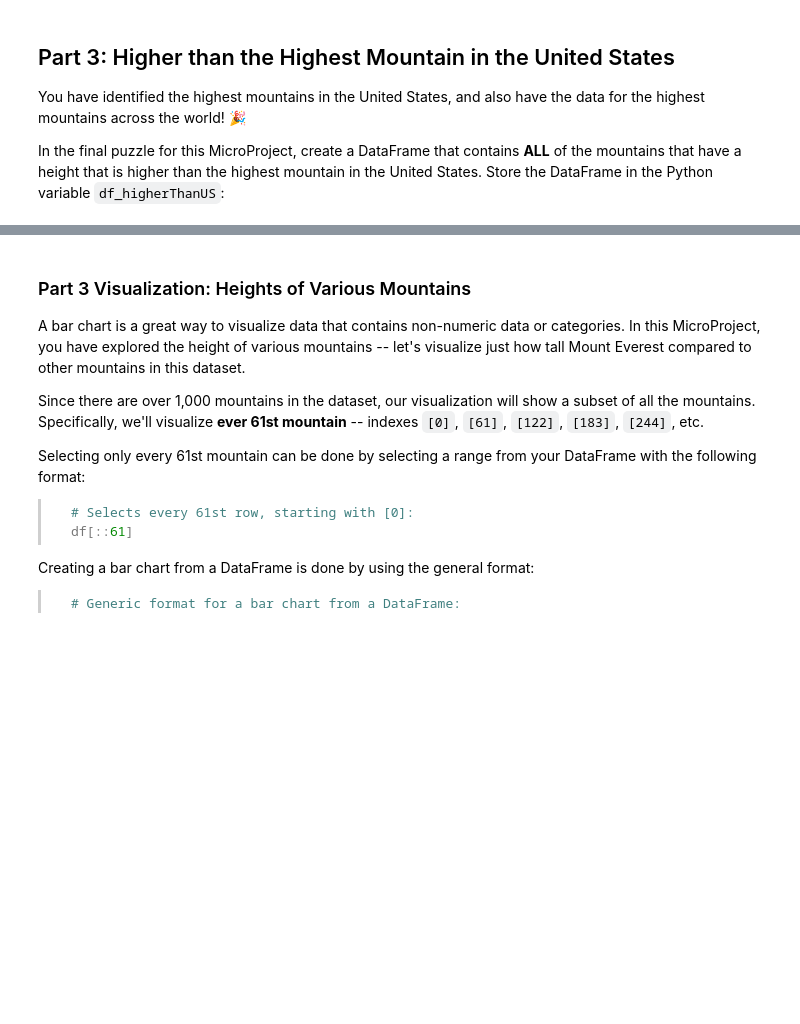
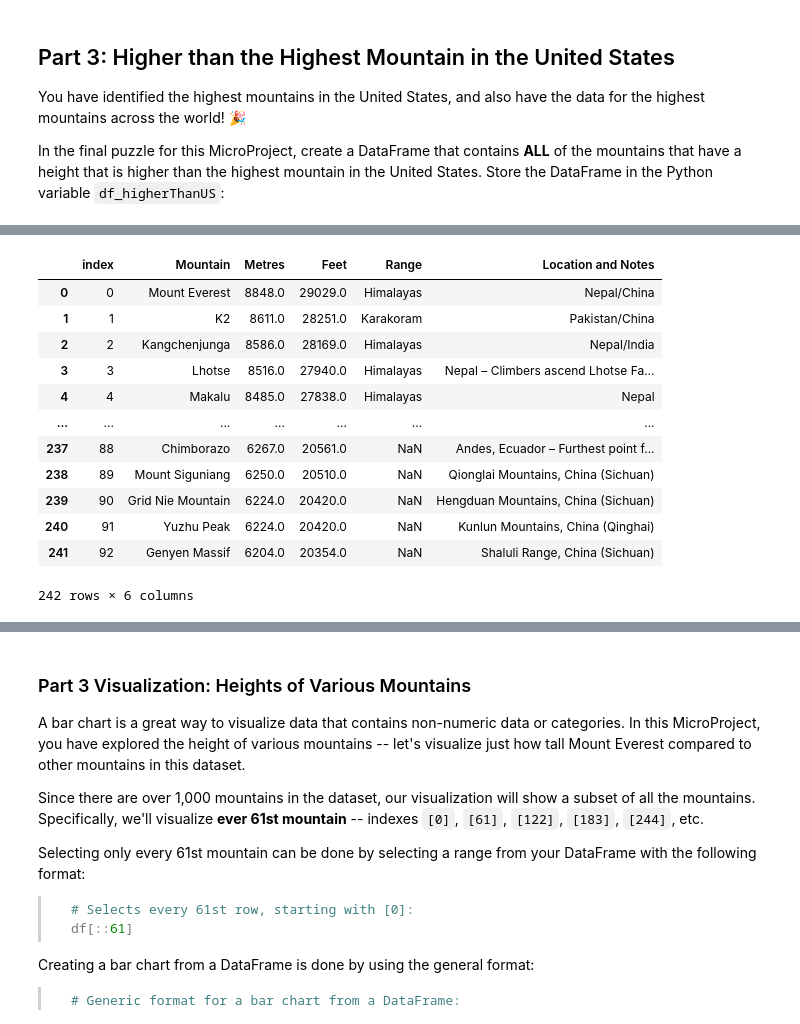
Before and after one commit to srivanik8/beginner_projects, a Jupyter notebook: microproject-03-highest-mountains-in-the-world/microproject-03-highest-mountains-in-the-world.ipynb, the cells around one changed output, grey strips where cells are left out. Saved outputs shown, nothing was run; the diff lists cells and outputs as text; code cells hidden in the pictures; blank space fills up the shorter version.

```diff
--- a/microproject-03-highest-mountains-in-the-world/microproject-03-highest-mountains-in-the-world.ipynb
+++ b/microproject-03-highest-mountains-in-the-world/microproject-03-highest-mountains-in-the-world.ipynb
@@ -386,2 +424,18 @@ In the final puzzle for this MicroProject, create a DataFrame that contains **AL
+# %%
+df[df.Metres > 6190]
+# %% [output]
+|  | index | Mountain | Metres | Feet | Range | Location and Notes |
+| 0 | 0 | Mount Everest | 8848.0 | 29029.0 | Himalayas | Nepal/China |
+| 1 | 1 | K2 | 8611.0 | 28251.0 | Karakoram | Pakistan/China |
+| 2 | 2 | Kangchenjunga | 8586.0 | 28169.0 | Himalayas | Nepal/India |
+| 3 | 3 | Lhotse | 8516.0 | 27940.0 | Himalayas | Nepal – Climbers ascend Lhotse Fa... |
+| 4 | 4 | Makalu | 8485.0 | 27838.0 | Himalayas | Nepal |
+| ... | ... | ... | ... | ... | ... | ... |
+| 237 | 88 | Chimborazo | 6267.0 | 20561.0 | NaN | Andes, Ecuador – Furthest point f... |
+| 238 | 89 | Mount Siguniang | 6250.0 | 20510.0 | NaN | Qionglai Mountains, China (Sichuan) |
+| 239 | 90 | Grid Nie Mountain | 6224.0 | 20420.0 | NaN | Hengduan Mountains, China (Sichuan) |
+| 240 | 91 | Yuzhu Peak | 6224.0 | 20420.0 | NaN | Kunlun Mountains, China (Qinghai) |
+| 241 | 92 | Genyen Massif | 6204.0 | 20354.0 | NaN | Shaluli Range, China (Sichuan) |
+242 rows × 6 columns
 # %%
 # Store your new DataFrame in the variable `df_higherThanUS`:
```
Also changed, not shown: parts of 11 cells of this notebook.
